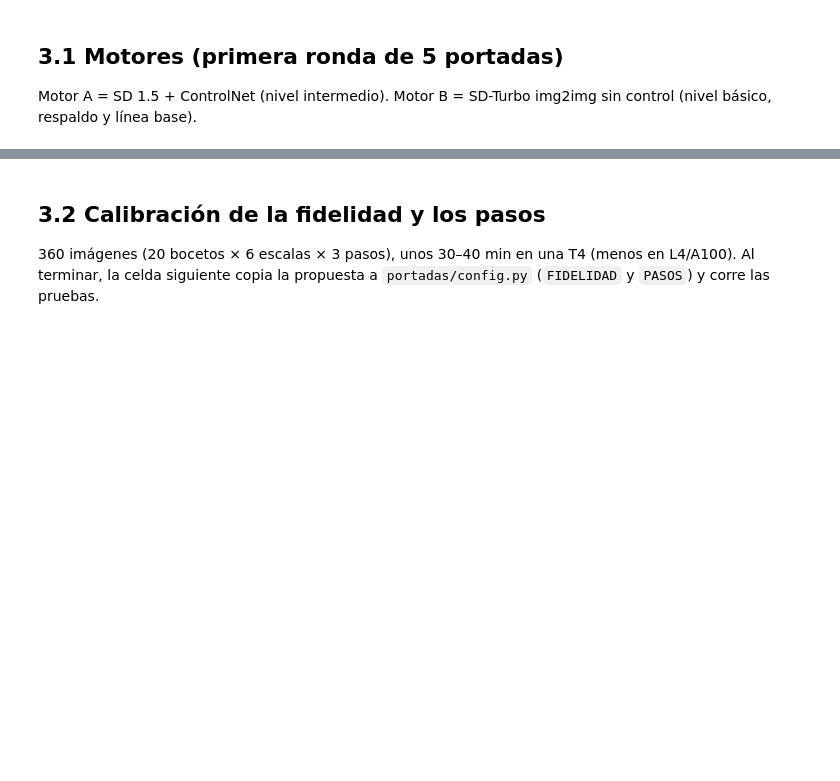
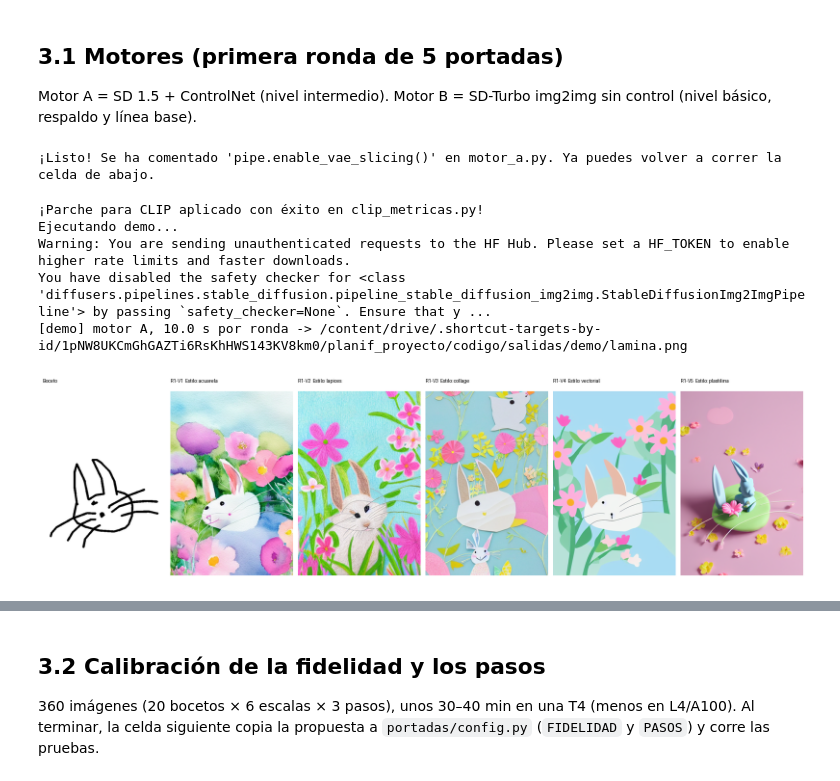
Before and after one commit to Hammonne/frog, a Jupyter notebook: codigo/notebooks/portadas_etapas_1_3.ipynb, the cells around one changed output, grey strips where cells are left out. Drawn from its saved outputs; the diff is of its cells as text; code cells hidden in the pictures; blank space fills up the shorter version.

```diff
--- a/codigo/notebooks/portadas_etapas_1_3.ipynb
+++ b/codigo/notebooks/portadas_etapas_1_3.ipynb
@@ -66,3 +104,63 @@ display(Img('salidas/demo/lamina.png'))
+# %%
+import os
+
+# Ruta al archivo motor_a.py en tu Drive
+file_path = 'portadas/motores/motor_a.py'
+
+if os.path.exists(file_path):
+    with open(file_path, 'r', encoding='utf-8') as f:
+        code = f.read()
+
+    # Comentar la línea que causa el error
+    modified_code = code.replace('pipe.enable_vae_slicing()', '# pipe.enable_vae_slicing()')
+
+    with open(file_path, 'w', encoding='utf-8') as f:
+        f.write(modified_code)
+    print("¡Listo! Se ha comentado 'pipe.enable_vae_slicing()' en motor_a.py. Ya puedes volver a correr la celda de abajo.")
+else:
+    print(f"No se encontró el archivo en la ruta: {file_path}. Asegúrate de estar en el directorio correcto de Drive.")
+# %% [output]
+¡Listo! Se ha comentado 'pipe.enable_vae_slicing()' en motor_a.py. Ya puedes volver a correr la celda de abajo.
+# %%
+# Parche para solucionar el error de CLIP (BaseModelOutputWithPooling no tiene 'norm')
+import os
+
+clip_path = 'portadas/metricas/clip_metricas.py'
+if os.path.exists(clip_path):
+    with open(clip_path, 'r', encoding='utf-8') as f:
+        content = f.read()
+
+    # Reemplazar el retorno de la imagen para extraer el tensor de pooling si devuelve el objeto completo
+    # Buscamos modificar la forma en que se procesan las salidas de CLIP
+    old_line_img = "return e / e.norm(dim=-1, keepdim=True)"
+    new_line_img = "if hasattr(e, 'pooler_output'): e = e.pooler_output\n        return e / e.norm(dim=-1, keepdim=True)"
+
+    if old_line_img in content and new_line_img not in content:
+        content = content.replace(old_line_img, new_line_img)
+        with open(clip_path, 'w', encoding='utf-8') as f:
+            f.write(content)
+        print("¡Parche para CLIP aplicado con éxito en clip_metricas.py!")
+    else:
+        print("El parche ya estaba aplicado o no se encontró la línea exacta.")
+else:
+    print(f"No se encontró {clip_path}")
+
+# Ejecutar de nuevo el comando original
+print("Ejecutando demo...")
+!python -m scripts.demo_ronda --quickdraw rabbit --escena "a rabbit among flowers in a garden" --eje P1 --motor A
+from IPython.display import Image as Img, display
+import os
+if os.path.exists('salidas/demo/lamina.png'):
+    display(Img('salidas/demo/lamina.png'))
+else:
+    print("No se pudo generar salidas/demo/lamina.png")
+# %% [output]
+¡Parche para CLIP aplicado con éxito en clip_metricas.py!
+Ejecutando demo...
+Warning: You are sending unauthenticated requests to the HF Hub. Please set a HF_TOKEN to enable higher rate limits and faster downloads.
+You have disabled the safety checker for <class 'diffusers.pipelines.stable_diffusion.pipeline_stable_diffusion_img2img.StableDiffusionImg2ImgPipeline'> by passing `safety_checker=None`. Ensure that y ...
+[demo] motor A, 10.0 s por ronda -> /content/drive/.shortcut-targets-by-id/1pNW8UKCmGhGAZTi6RsKhHWS143KV8km0/planif_proyecto/codigo/salidas/demo/lamina.png
+[figure, added]
 # %%
 # Con tu propio boceto: súbelo al panel de archivos y cambia la ruta
 # !python -m scripts.demo_ronda --boceto mi_boceto.jpg --escena "a rabbit among flowers" --eje P2
```
Also changed, not shown: parts of 17 cells of this notebook, 4 other files.
